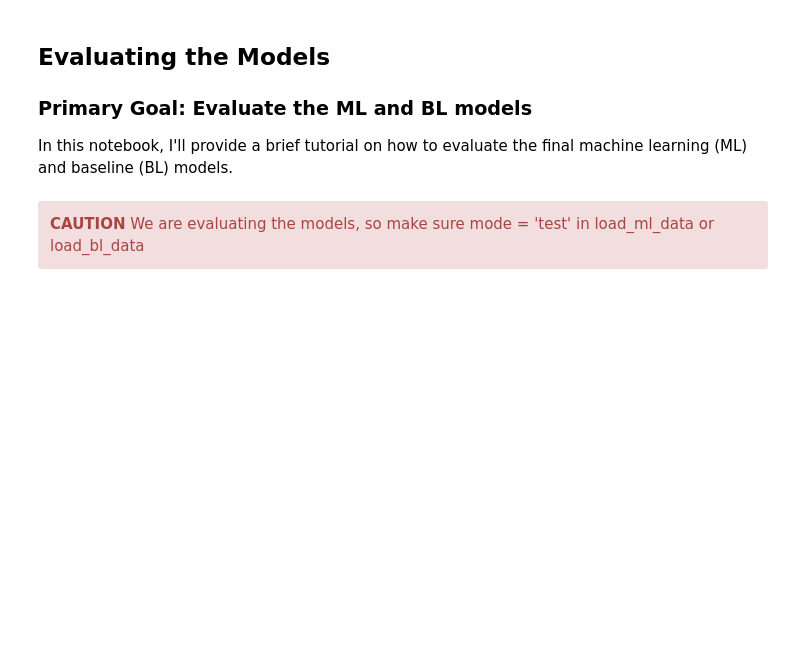
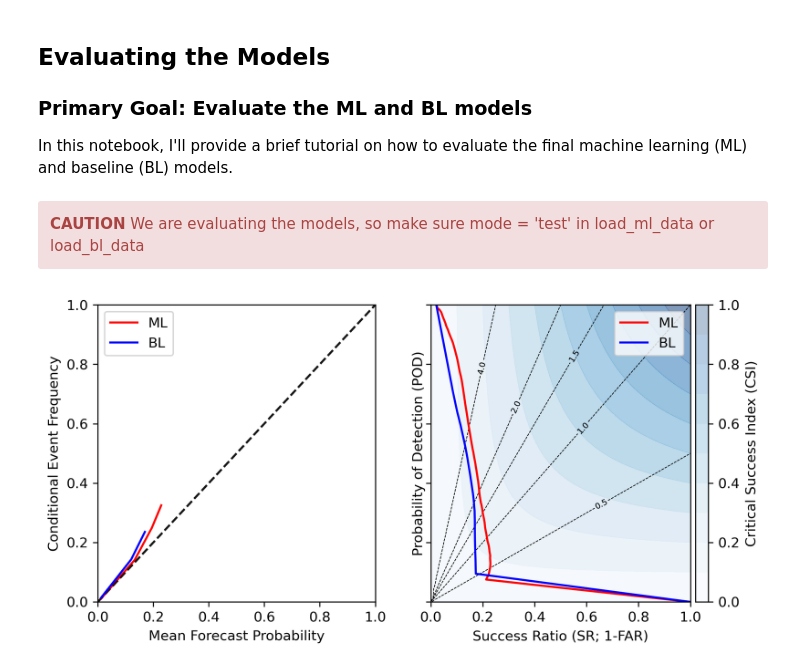
Before and after one commit to NOAA-National-Severe-Storms-Laboratory/frdd-wofs-ml-w2w, a Jupyter notebook: notebooks/evaluation.ipynb, the cells around one changed output. Cells and saved outputs as stored; diff of their text form; code cells hidden in the pictures; blank space fills up the shorter version.

```diff
--- a/notebooks/evaluation.ipynb
+++ b/notebooks/evaluation.ipynb
@@ -9,21 +9,22 @@ In this notebook, I'll provide a brief tutorial on how to evaluate the final mac
 import pandas as pd
 import numpy as np
 from os.path import join
+import joblib
 
 # Plotting code imports
 import matplotlib.pyplot as plt
 import seaborn as sns
-sns.set_theme()
+#sns.set_theme()
 
 # We add the github package to our system path so we can import python scripts for that repo.
 import sys
 sys.path.append('/home/monte.flora/python_packages/2to6_hr_severe_wx/')
-from main.io import load_ml_data
+from main.io import load_ml_data, load_bl_data
 
 from master.ml_workflow.ml_workflow.calibrated_pipeline_hyperopt_cv import CalibratedPipelineHyperOptCV
 
 from os.path import join
-from ml_workflow.ml_workflow.ml_methods import norm_aupdc, brier_skill_score,
+from ml_workflow.ml_workflow.ml_methods import norm_aupdc, brier_skill_score
 from sklearn.metrics import roc_auc_score
 from sklearn.calibration import calibration_curve
 from sklearn.metrics import precision_recall_curve
@@ -38,0 +54,15 @@ X, y, metadata = load_ml_data(base_path=base_path,
+# %%
+target_col='hail_severe__36km'
+mode='test'
+
+X, y, metadata = load_ml_data(base_path=base_path,
+                            mode=mode,
+                            target_col=target_col)
+
+
+bl_df, _, _ = load_bl_data(base_path=base_path,
+                             mode=mode,
+                             target_col=target_col,
+                            )
+
+X_bl = bl_df['hailcast__nmep_>1_0_45km']
@@ -41,6 +76,6 @@ bl_model = joblib.load('hail_baseline_model.joblib')
 ml_data = joblib.load('hail_model.joblib')
 
 ml_model = ml_data['model']
-features = data['features']
+features = ml_data['features']
 
 X = X[features]
@@ -69,5 +82 @@ scores_bl = scorer(bl_model, X, y, known_skew, n_boot=30)
-# %%
-pred = clf.predict_proba(X)[:,1]
-prob_true, prob_pred = calibration_curve(y, pred, n_bins=10)
-sr, pod, _ = precision_recall_curve(y, pred)
 # %%
@@ -93,0 +138,5 @@ plt.savefig(f'{model_name}_{lead_time}_target.png')
+# %%
+plot_verification(ml_pred, bl_pred)
+#plt.savefig(f'{model_name}_{lead_time}_target.png')
+# %% [output]
+[figure, added]
```
Also changed, not shown: parts of 6 cells of this notebook.
